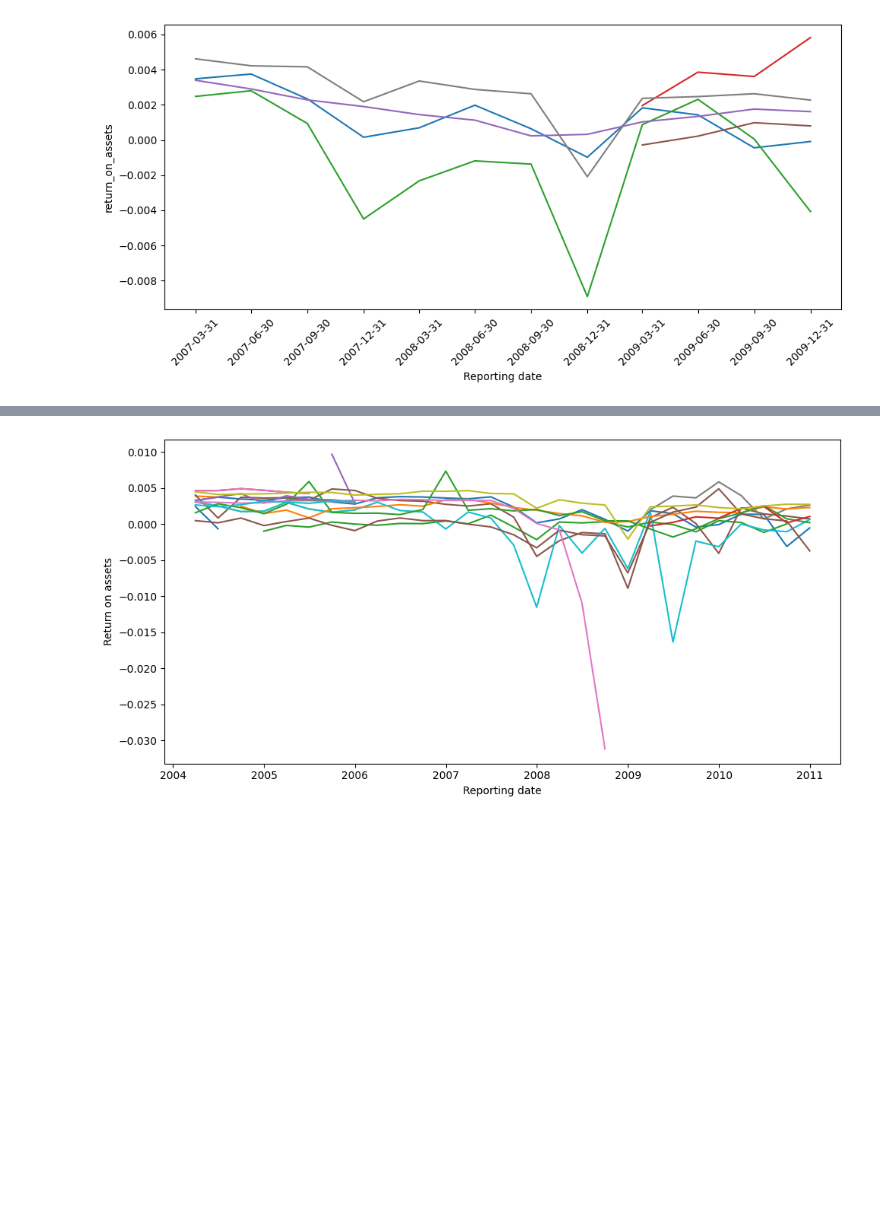
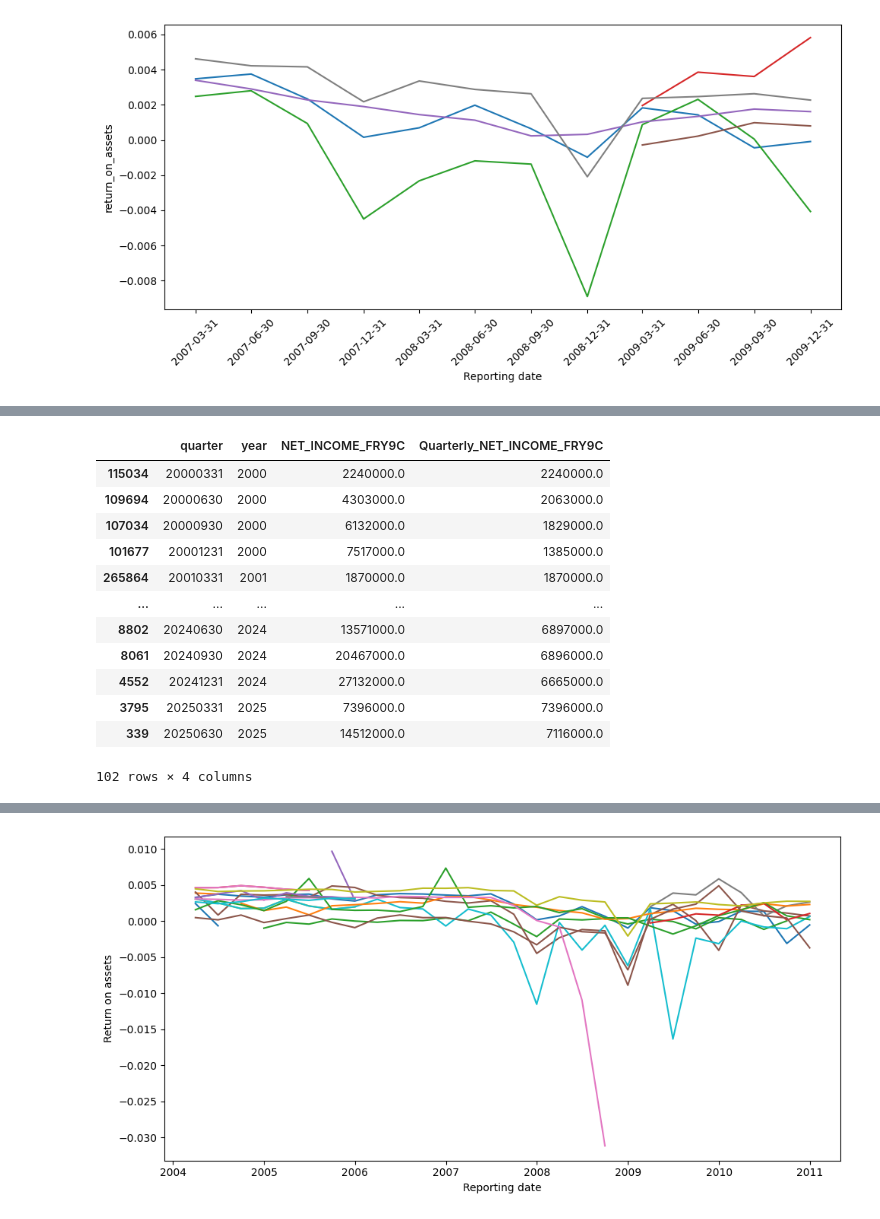
Before and after one commit to jmanacid1/DSE-Project, a Jupyter notebook: Visualize_Crash.ipynb, the cells around one changed output, grey strips where cells are left out. Saved outputs shown, nothing was run; the diff lists cells and outputs as text; code cells hidden in the pictures; blank space fills up the shorter version.

```diff
--- a/Visualize_Crash.ipynb
+++ b/Visualize_Crash.ipynb
@@ -240,0 +322,44 @@ fig.tight_layout()
+# %%
+#Making Quarters Not Cummulative with some help from ChatGPT
+#cumulative_cols = ['NET_INCOME_FRY9C','REVENUE_FRY9C']
+
+combined_df['year'] = pd.to_datetime(combined_df['quarter']).dt.year
+
+# Sort so diff is in time order
+combined = combined_df.sort_values([
+    'legal_name',
+    'year',
+    'quarter'
+])
+
+# Compute quarter income: diff within (bank, year)
+cum_col = 'NET_INCOME_FRY9C'
+combined_df['quarter_income_FRY9C'] = (
+    combined_df.groupby(['legal_name', 'year'])[cum_col]
+      .diff()
+)
+
+# For the first quarter in each year, diff is NaN; set it to the cumulative value
+mask_first_in_year = combined_df.groupby(
+    ['legal_name', 'year']
+).cumcount() == 0
+
+combined_df.loc[mask_first_in_year, 'quarter_income_FRY9C'] = combined_df.loc[mask_first_in_year, cum_col]
+
+#combined_df['quarter_income'][combined_df['legal_name'] == 'BREMER FNCL CORP'].head(100)
+# %%
+combined_df[['quarter','year','NET_INCOME_FRY9C','Quarterly_NET_INCOME_FRY9C']][combined_df['legal_name'] == 'BANK OF AMERICA CORPORATION'].sort_values('quarter')
+# %% [output]
+|  | quarter | year | NET_INCOME_FRY9C | Quarterly_NET_INCOME_FRY9C |
+| 115034 | 20000331 | 2000 | 2240000.0 | 2240000.0 |
+| 109694 | 20000630 | 2000 | 4303000.0 | 2063000.0 |
+| 107034 | 20000930 | 2000 | 6132000.0 | 1829000.0 |
+| 101677 | 20001231 | 2000 | 7517000.0 | 1385000.0 |
+| 265864 | 20010331 | 2001 | 1870000.0 | 1870000.0 |
+| ... | ... | ... | ... | ... |
+| 8802 | 20240630 | 2024 | 13571000.0 | 6897000.0 |
+| 8061 | 20240930 | 2024 | 20467000.0 | 6896000.0 |
+| 4552 | 20241231 | 2024 | 27132000.0 | 6665000.0 |
+| 3795 | 20250331 | 2025 | 7396000.0 | 7396000.0 |
+| 339 | 20250630 | 2025 | 14512000.0 | 7116000.0 |
+102 rows × 4 columns
```
Also changed, not shown: parts of 7 cells of this notebook, 2 other files.
